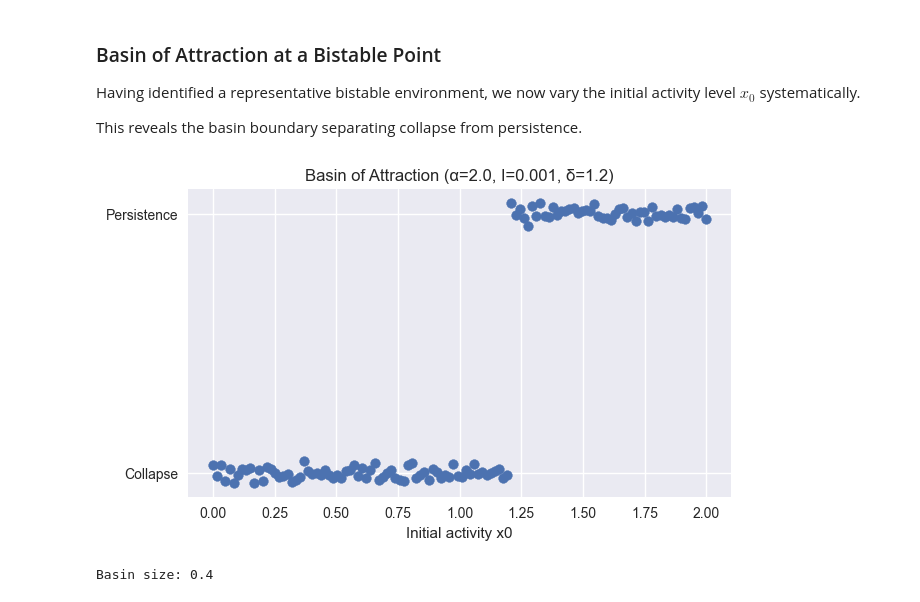
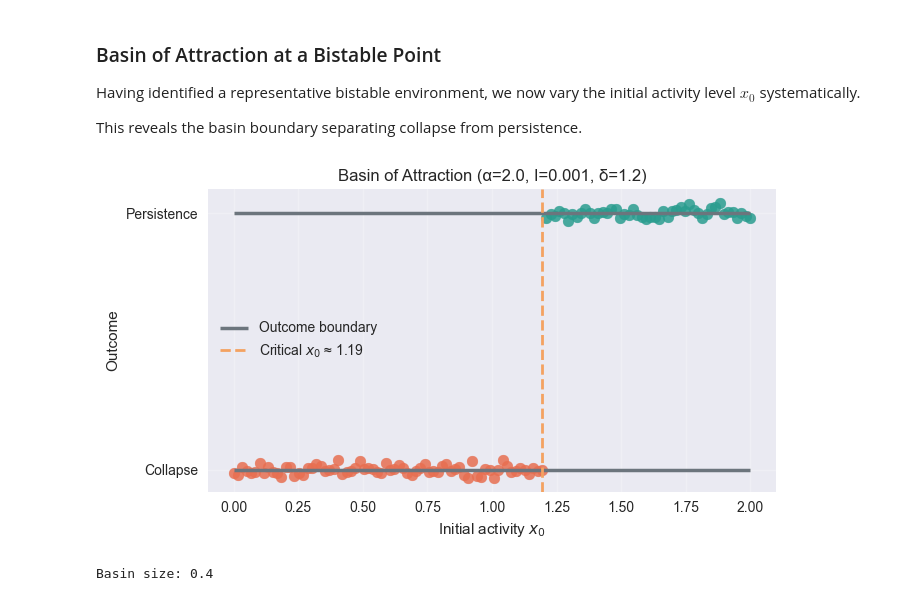
Before and after one commit to nyllade/life-dynamical-attractor, a Jupyter notebook: attractor_model.ipynb, the cells around one changed output. Saved outputs shown, nothing was run; the diff lists cells and outputs as text; code cells hidden in the pictures.

```diff
--- a/attractor_model.ipynb
+++ b/attractor_model.ipynb
@@ -910,18 +910,77 @@ for x0_test in initial_conditions:
 # %%
 plt.figure(figsize=(7,4))
 
-jitter = np.random.normal(0, 0.02, len(basin_results))
+basin_array = np.array(basin_results)
+x_vals = np.array(initial_conditions)
 
-plt.scatter(initial_conditions, np.array(basin_results) + jitter)
+# jitter for visualization
+jitter = np.random.normal(0, 0.015, len(basin_array))
 
-plt.xlabel("Initial activity x0")
+# masks
+collapse_mask = basin_array == 0
+persist_mask = basin_array == 1
+
+# scatter points
+plt.scatter(
+    x_vals[collapse_mask],
+    basin_array[collapse_mask] + jitter[collapse_mask],
+    color="#e76f51",
+    s=60,
+    alpha=0.85
+)
+
+plt.scatter(
+    x_vals[persist_mask],
+    basin_array[persist_mask] + jitter[persist_mask],
+    color="#2a9d8f",
+    s=60,
+    alpha=0.85
+)
+
+# horizontal outcome bands
+plt.hlines(
+    0,
+    xmin=x_vals.min(),
+    xmax=x_vals.max(),
+    color="#6c757d",
+    linewidth=2.5,
+    label="Outcome boundary"
+)
+
+plt.hlines(
+    1,
+    xmin=x_vals.min(),
+    xmax=x_vals.max(),
+    color="#6c757d",
+    linewidth=2.5
+)
+
+# estimate critical threshold (last collapse point)
+collapse_x = x_vals[collapse_mask]
+critical_x = collapse_x.max()
+
+plt.axvline(
+    critical_x,
+    linestyle="--",
+    linewidth=2,
+    color="#f4a261",
+    label=f"Critical $x_0$ ≈ {critical_x:.2f}"
+)
+
+plt.xlabel("Initial activity $x_0$")
+plt.ylabel("Outcome")
+
 plt.yticks([0,1], ["Collapse", "Persistence"])
+
 plt.title(f"Basin of Attraction (α={alpha_basin}, I={I_basin}, δ={delta_basin})")
 
-plt.grid(True)
+plt.grid(alpha=0.25)
+plt.legend(loc="center left")
+
+plt.tight_layout()
 plt.show()
 # %% [output]
-[figure, old version]
+[figure, new version]
 # %%
 basin_size = np.mean(basin_results)
 print("Basin size:", basin_size)
```
